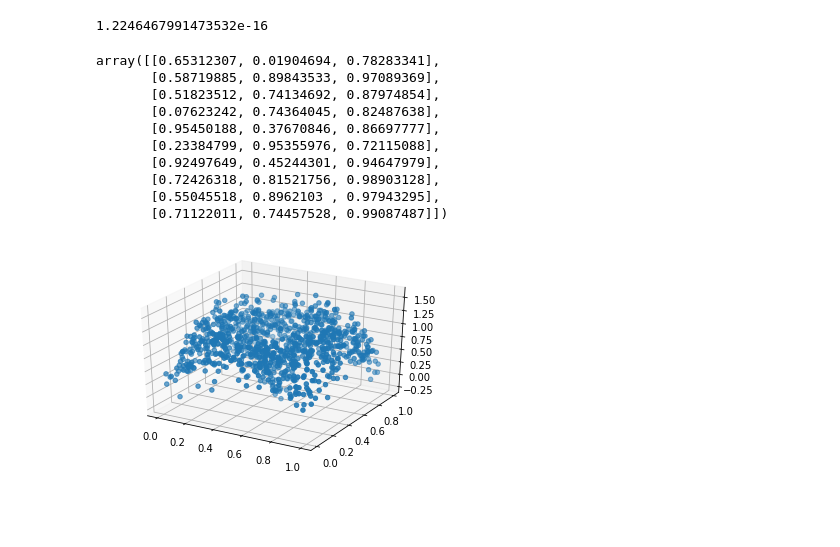
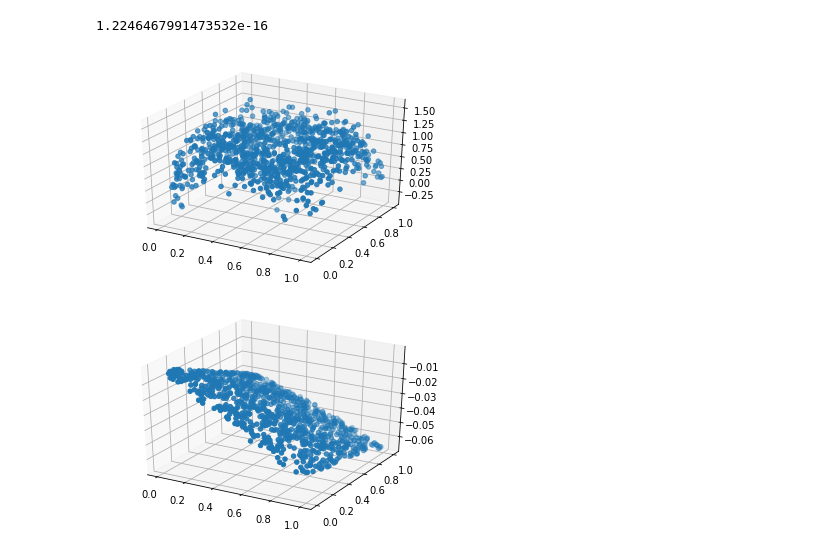
Before and after one commit to lichkkkk/Stanford_cs224n, a Jupyter notebook: algo_impl/backprop/backprop.ipynb, the cells around one changed output. Saved outputs shown, nothing was run; the diff lists cells and outputs as text; code cells hidden in the pictures; blank space fills up the shorter version.

```diff
--- a/algo_impl/backprop/backprop.ipynb
+++ b/algo_impl/backprop/backprop.ipynb
@@ -14,17 +14,12 @@ def gen_data(total_example_count, noise_sigma):
     # generate random points in 0 <= x, y <= 1
     X = np.random.random_sample((total_example_count, 2))
     y = np.asarray(list(map(lambda xy: [latent_func(xy[0], xy[1]) + random.gauss(0, noise_sigma)], X)))
-    return np.concatenate((X, y), axis=1)
+    return X, y
 
-gen_data(10, 0.0001)
+X, y = gen_data(1000, 0.2)
+
+fig = plt.figure()
+ax = plt.axes(projection='3d')
+ax.scatter(X.T[0], X.T[1], y.T);
 # %% [output]
-array([[0.65312307, 0.01904694, 0.78283341],
-       [0.58719885, 0.89843533, 0.97089369],
-       [0.51823512, 0.74134692, 0.87974854],
-       [0.07623242, 0.74364045, 0.82487638],
-       [0.95450188, 0.37670846, 0.86697777],
-       [0.23384799, 0.95355976, 0.72115088],
-       [0.92497649, 0.45244301, 0.94647979],
-       [0.72426318, 0.81521756, 0.98903128],
-       [0.55045518, 0.8962103 , 0.97943295],
-       [0.71122011, 0.74457528, 0.99087487]])
+[figure, added]
@@ -33,6 +109,7 @@ data = gen_data(1000, 0.2)
 # %%
+_y = np.apply_along_axis(ffnn.predict, axis=1, arr=X)
 fig = plt.figure()
 ax = plt.axes(projection='3d')
-ax.scatter(data.T[0], data.T[1], data.T[2]);
+ax.scatter(X.T[0], X.T[1], _y.T);
 # %% [output]
-[figure, old version]
+[figure, new version]
```
Also changed, not shown: parts of 5 cells of this notebook.
